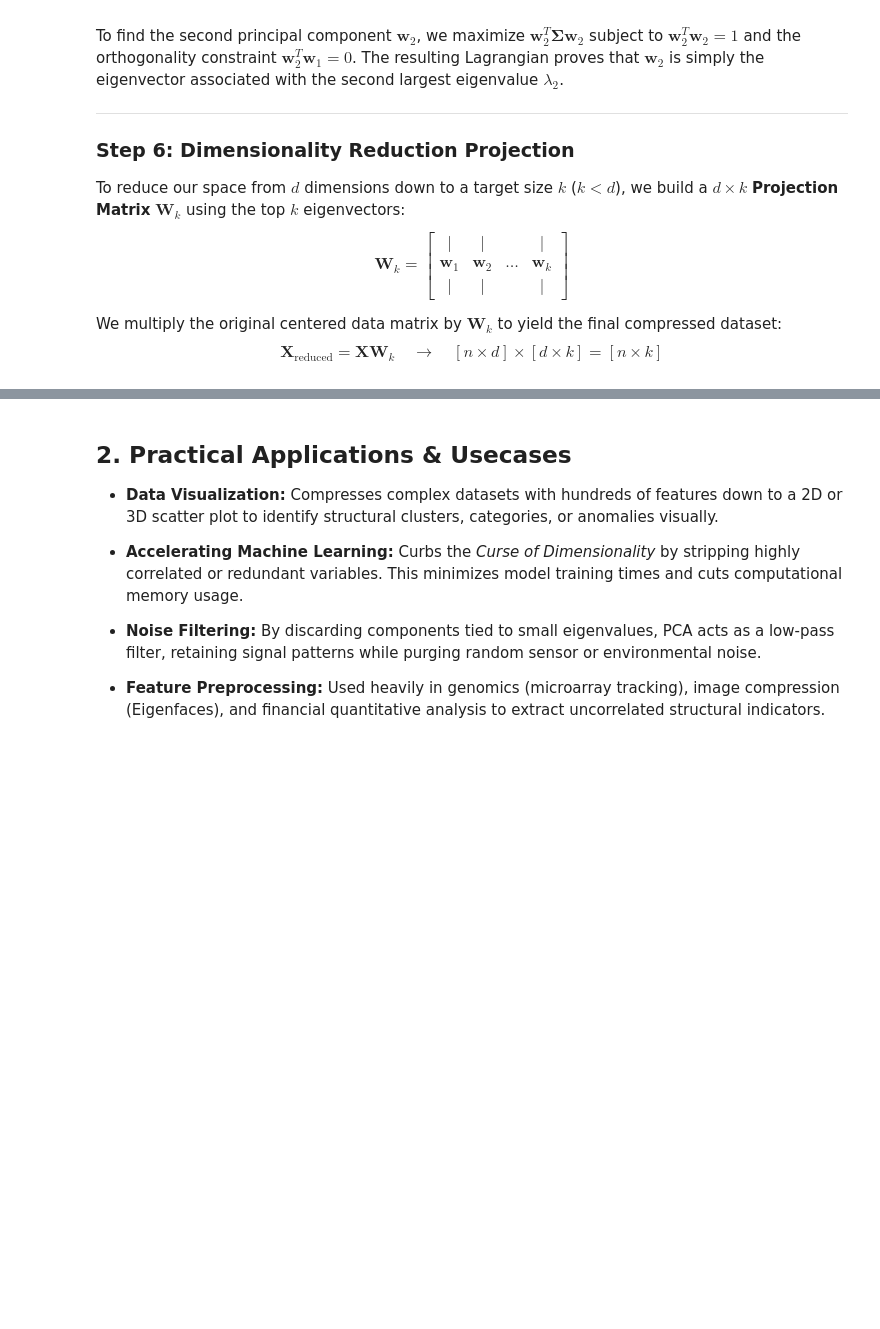
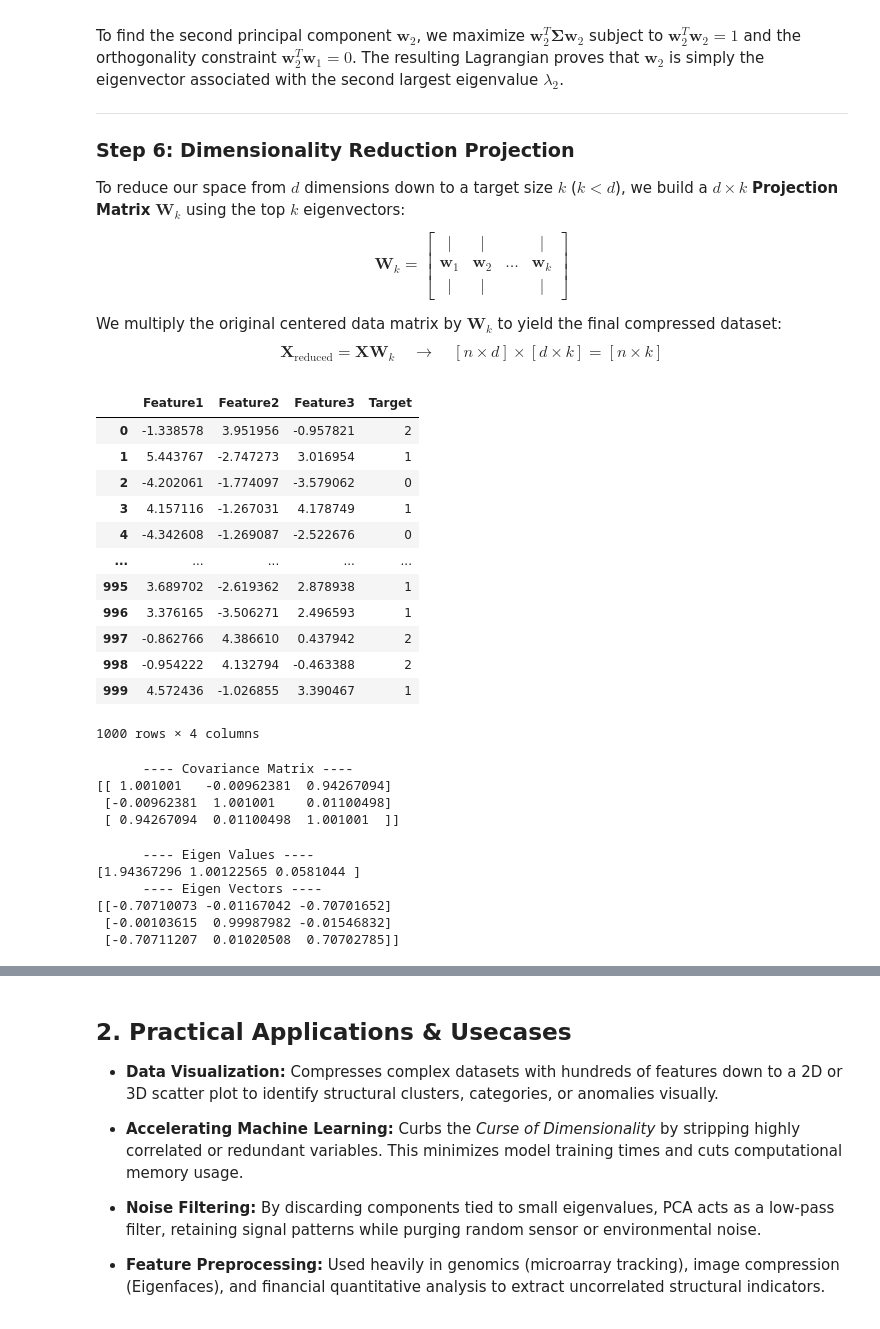
Before and after one commit to Arbaz-byte/Alpha-ML-Pipeline, a Jupyter notebook: notebooks/01_MLPipeline/05_Feature_Extraction/01_PCA_intuition.ipynb, the cells around one changed output, grey strips where cells are left out. Cells and saved outputs as stored; diff of their text form; code cells hidden in the pictures; blank space fills up the shorter version.

```diff
--- a/notebooks/01_MLPipeline/05_Feature_Extraction/01_PCA_intuition.ipynb
+++ b/notebooks/01_MLPipeline/05_Feature_Extraction/01_PCA_intuition.ipynb
@@ -74,3 +74,39 @@ $$\mathbf{W}_k = \begin{bmatrix} \vert & \vert & & \vert \\ \mathbf{w}_1 & \math
 
 We multiply the original centered data matrix by $\mathbf{W}_k$ to yield the final compressed dataset:
 $$\mathbf{X}_{\text{reduced}} = \mathbf{X}\mathbf{W}_k \quad \longrightarrow \quad [n \times d] \times [d \times k] = [n \times k]$$
+# %%
+import pandas as pd
+import numpy as np
+from sklearn.datasets import make_blobs
+
+# X : 1000 samples with 3 features
+# y : label for three groups
+
+X,y = make_blobs(n_samples=1000,
+                centers=[
+                    [-4, -2, -3],
+                    [4, -2, 3],
+                    [0, 4, 0],
+                ],
+                cluster_std=0.7,
+                random_state=42)
+
+X = pd.DataFrame(X, columns=["Feature1", "Feature2", "Feature3"])
+y = pd.DataFrame(y, columns=["Target"])
+
+df = X.join(y)
+df
+# %% [output]
+|  | Feature1 | Feature2 | Feature3 | Target |
+| 0 | -1.338578 | 3.951956 | -0.957821 | 2 |
+| 1 | 5.443767 | -2.747273 | 3.016954 | 1 |
+| 2 | -4.202061 | -1.774097 | -3.579062 | 0 |
+| 3 | 4.157116 | -1.267031 | 4.178749 | 1 |
+| 4 | -4.342608 | -1.269087 | -2.522676 | 0 |
+| ... | ... | ... | ... | ... |
+| 995 | 3.689702 | -2.619362 | 2.878938 | 1 |
+| 996 | 3.376165 | -3.506271 | 2.496593 | 1 |
+| 997 | -0.862766 | 4.386610 | 0.437942 | 2 |
+| 998 | -0.954222 | 4.132794 | -0.463388 | 2 |
+| 999 | 4.572436 | -1.026855 | 3.390467 | 1 |
+1000 rows × 4 columns
@@ -76,0 +126,34 @@ $$\mathbf{X}_{\text{reduced}} = \mathbf{X}\mathbf{W}_k \quad \longrightarrow \qu
+# %%
+# Covariance Matrix
+cov_matrix = np.cov([X_scaled["Feature1"], X_scaled["Feature2"], X_scaled["Feature3"]])
+print("      ---- Covariance Matrix ----     ")
+print(cov_matrix)
+# %% [output]
+      ---- Covariance Matrix ----
+[[ 1.001001   -0.00962381  0.94267094]
+ [-0.00962381  1.001001    0.01100498]
+ [ 0.94267094  0.01100498  1.001001  ]]
+# %%
+# Eigen values and Eigen vectors
+eigen_values, eigen_vectors = np.linalg.eig(cov_matrix)
+
+# sorting
+order = np.argsort(eigen_values)[::-1]
+
+# Eigen Values
+eigen_values = eigen_values[order]
+# Eigen Vector
+eigen_vectors = eigen_vectors[:,order]
+
+print("      ---- Eigen Values ----     ")
+print(eigen_values)
+
+print("      ---- Eigen Vectors ----     ")
+print(eigen_vectors)
+# %% [output]
+      ---- Eigen Values ----
+[1.94367296 1.00122565 0.0581044 ]
+      ---- Eigen Vectors ----
+[[-0.70710073 -0.01167042 -0.70701652]
+ [-0.00103615  0.99987982 -0.01546832]
+ [-0.70711207  0.01020508  0.70702785]]
```
Also changed, not shown: parts of 5 cells of this notebook.
